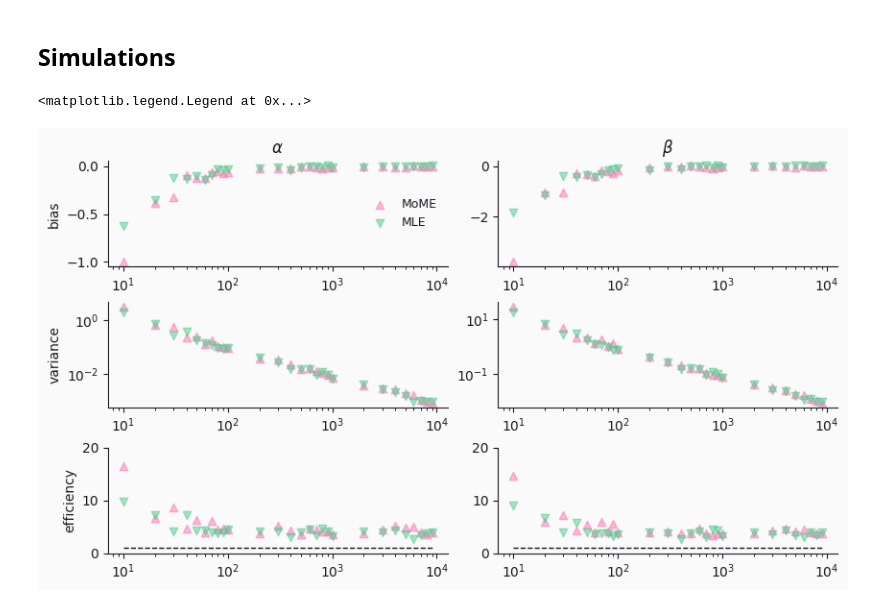
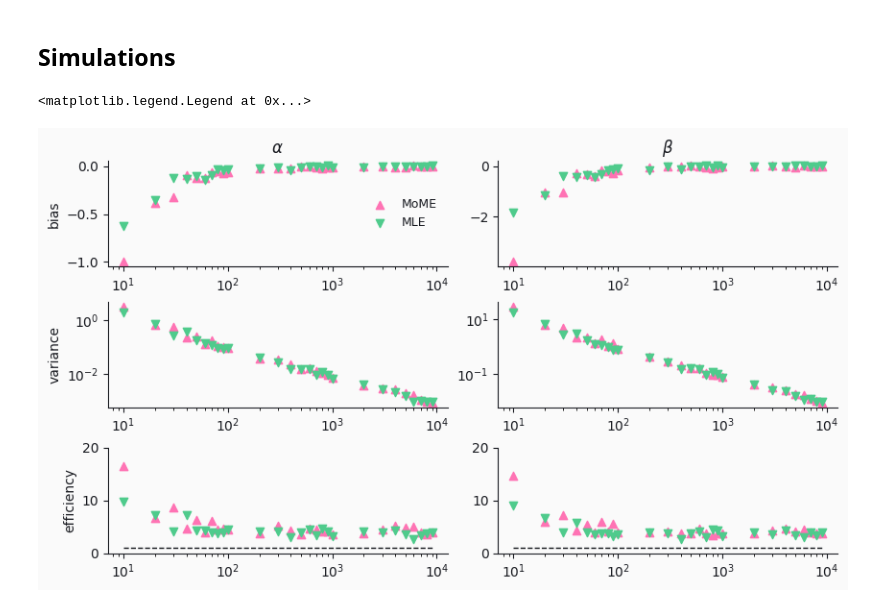
Before and after one commit to ioverho/ioverho.github.io, a Jupyter notebook: content/blog/Beta Distribution/the_beta_distribution.ipynb, the cells around one changed output. Drawn from its saved outputs; the diff is of its cells as text; code cells hidden in the pictures.

```diff
--- a/content/blog/Beta Distribution/figures.ipynb
+++ b/content/blog/Beta Distribution/the_beta_distribution.ipynb
@@ -452,30 +462,30 @@ for n in all_n:
 # %%
 fig, axes = plt.subplots(3, 2, figsize=(8.33, 1.5*3.13), constrained_layout=True)
 
-axes[0, 0].scatter(x=all_n, y=mome_a_biases, c=color_2, marker="^", alpha=0.5, label="MoME")
-axes[0, 0].scatter(x=all_n, y=mle_a_biases, c=color_3, marker="v", alpha=0.5, label="MLE")
+axes[0, 0].scatter(x=all_n, y=mome_a_biases, c=color_2, marker="^", alpha=1.0, label="MoME")
+axes[0, 0].scatter(x=all_n, y=mle_a_biases, c=color_3, marker="v", alpha=1.0, label="MLE")
 
 axes[0, 0].set_xscale("log")
 axes[0, 0].spines["top"].set_visible(False)
 axes[0, 0].spines["right"].set_visible(False)
 
-axes[1, 0].scatter(x=all_n, y=mome_a_vars, c=color_2, marker="^", alpha=0.5)
-axes[1, 0].scatter(x=all_n, y=mle_a_vars, c=color_3, marker="v", alpha=0.5)
+axes[1, 0].scatter(x=all_n, y=mome_a_vars, c=color_2, marker="^", alpha=1.0)
+axes[1, 0].scatter(x=all_n, y=mle_a_vars, c=color_3, marker="v", alpha=1.0)
 
 axes[1, 0].set_xscale("log")
 axes[1, 0].set_yscale("log")
 axes[1, 0].spines["top"].set_visible(False)
 axes[1, 0].spines["right"].set_visible(False)
 
-axes[0, 1].scatter(x=all_n, y=mome_b_biases, c=color_2, marker="^", alpha=0.5)
-axes[0, 1].scatter(x=all_n, y=mle_b_biases, c=color_3, marker="v", alpha=0.5)
+axes[0, 1].scatter(x=all_n, y=mome_b_biases, c=color_2, marker="^", alpha=1.0)
+axes[0, 1].scatter(x=all_n, y=mle_b_biases, c=color_3, marker="v", alpha=1.0)
 
 axes[0, 1].set_xscale("log")
 axes[0, 1].spines["top"].set_visible(False)
 axes[0, 1].spines["right"].set_visible(False)
 
-axes[1, 1].scatter(x=all_n, y=mome_b_vars, c=color_2, marker="^", alpha=0.5)
-axes[1, 1].scatter(x=all_n, y=mle_b_vars, c=color_3, marker="v", alpha=0.5)
+axes[1, 1].scatter(x=all_n, y=mome_b_vars, c=color_2, marker="^", alpha=1.0)
+axes[1, 1].scatter(x=all_n, y=mle_b_vars, c=color_3, marker="v", alpha=1.0)
 
 axes[1, 1].set_xscale("log")
 axes[1, 1].set_yscale("log")
@@ -484,8 +494,8 @@ axes[1, 1].spines["right"].set_visible(False)
 
 a_crlb = lambda n: 1/(n * (scipy.special.polygamma(1, a)-scipy.special.polygamma(1, a+b)))
 
-axes[2, 0].scatter(x=all_n, y=[mome_var / a_crlb(n) for n, mome_var in zip(all_n, mome_a_vars)], c=color_2, marker="^", alpha=0.5)
-axes[2, 0].scatter(x=all_n, y=[mle_var / a_crlb(n) for n, mle_var in zip(all_n, mle_a_vars)], c=color_3, marker="v", alpha=0.5)
+axes[2, 0].scatter(x=all_n, y=[mome_var / a_crlb(n) for n, mome_var in zip(all_n, mome_a_vars)], c=color_2, marker="^", alpha=1.0)
+axes[2, 0].scatter(x=all_n, y=[mle_var / a_crlb(n) for n, mle_var in zip(all_n, mle_a_vars)], c=color_3, marker="v", alpha=1.0)
 
 axes[2, 0].hlines(1, all_n[0], all_n[-1], color=color_text, ls="--", linewidth=1)
 
@@ -497,38 +507,38 @@ axes[2, 0].spines["right"].set_visible(False)
 
 b_crlb = lambda n: 1/(n * (scipy.special.polygamma(1, b)-scipy.special.polygamma(1, a+b)))
 
-axes[2, 1].scatter(x=all_n, y=[mome_var / b_crlb(n) for n, mome_var in zip(all_n, mome_b_vars)], c=color_2, marker="^", alpha=0.5)
-axes[2, 1].scatter(x=all_n, y=[mle_var / b_crlb(n) for n, mle_var in zip(all_n, mle_b_vars)], c=color_3, marker="v", alpha=0.5)
+axes[2, 1].scatter(x=all_n, y=[mome_var / b_crlb(n) for n, mome_var in zip(all_n, mome_b_vars)], c=color_2, marker="^", alpha=1.0)
+axes[2, 1].scatter(x=all_n, y=[mle_var / b_crlb(n) for n, mle_var in zip(all_n, mle_b_vars)], c=color_3, marker="v", alpha=1.0)
 
 axes[2, 1].hlines(1, all_n[0], all_n[-1], color=color_text, ls="--", linewidth=1)
 
 axes[2, 1].set_ylim(0, 20)
 axes[2, 1].set_xscale("log")
 #axes[2, 1].set_yscale("log")
 axes[2, 1].spines["top"].set_visible(False)
 axes[2, 1].spines["right"].set_visible(False)
 
 for ax in axes.ravel():
     color_axis(ax, color=color_text)
     ax.set_facecolor(color_background)
 fig.set_facecolor(color_background)
 
 axes[0, 0].set_title(r"$\alpha$")
 axes[0, 1].set_title(r"$\beta$")
 
 axes[0, 0].set_ylabel("bias")
 axes[1, 0].set_ylabel("variance")
 axes[2, 0].set_ylabel("efficiency")
 
 axes[0, 0].legend(
     loc="center right",
     frameon=False,
     fontsize=fontsize,
     labelcolor=color_text,
 )
 # %% [output]
 <matplotlib.legend.Legend at 0x...>
-[figure, old version]
+[figure, new version]
 # %%
 fig.savefig(
     f"./figures/simulation_results_{theme}.svg",
```
Also changed, not shown: parts of 1 cell of this notebook, 7 other files.
